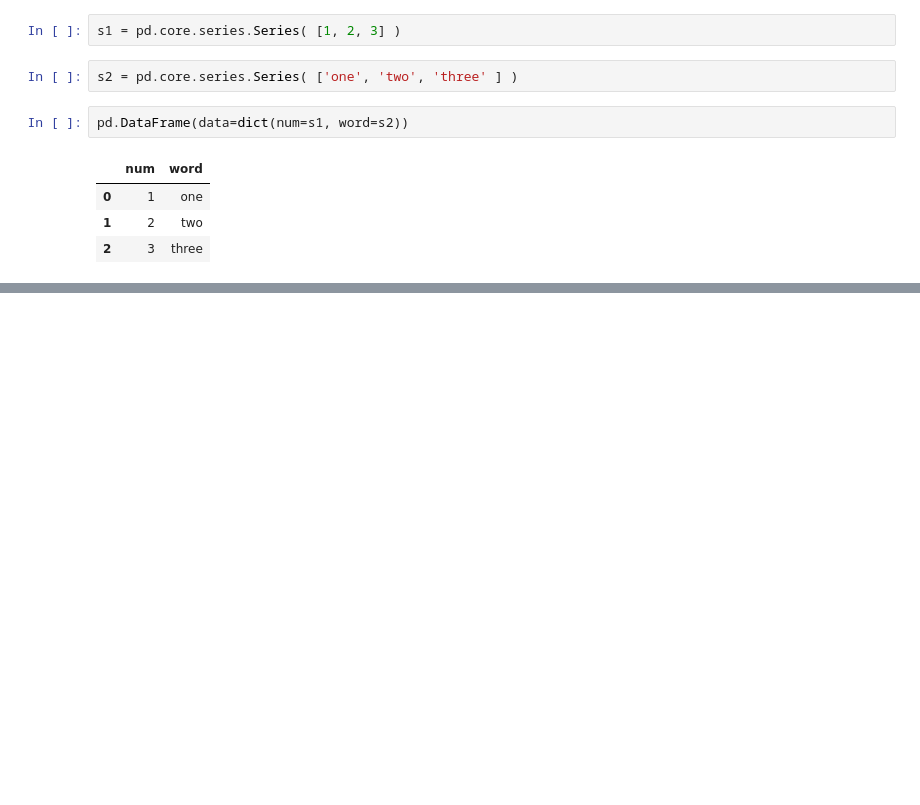
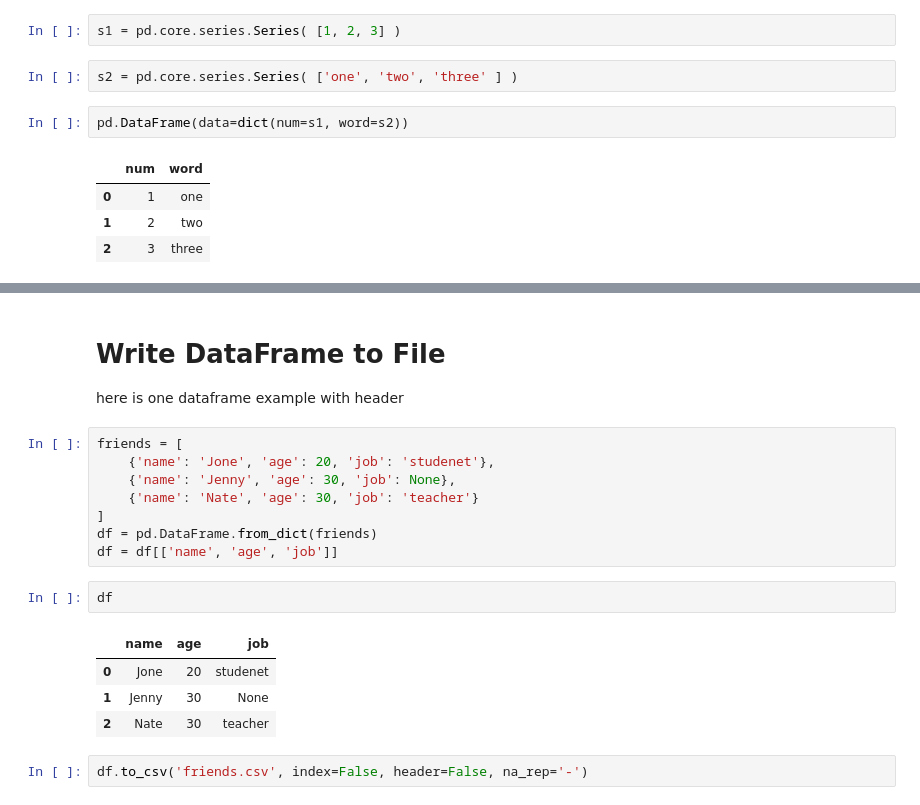
Before and after one commit to 8aqtba9y/study-python-pandas, a Jupyter notebook: 01_Pandas_Cheatsheet.ipynb, the cells around one changed output, grey strips where cells are left out. Cells and saved outputs as stored; diff of their text form; blank space fills up the shorter version.

```diff
--- a/01_Pandas_Cheatsheet.ipynb
+++ b/01_Pandas_Cheatsheet.ipynb
@@ -64,0 +243,20 @@ pd.DataFrame(data=dict(num=s1, word=s2))
+# %% [markdown]
+# Write DataFrame to File
+here is one dataframe example with header
+# %%
+friends = [
+    {'name': 'Jone', 'age': 20, 'job': 'studenet'},
+    {'name': 'Jenny', 'age': 30, 'job': None},
+    {'name': 'Nate', 'age': 30, 'job': 'teacher'}
+]
+df = pd.DataFrame.from_dict(friends)
+df = df[['name', 'age', 'job']]
+# %%
+df
+# %% [output]
+|  | name | age | job |
+| 0 | Jone | 20 | studenet |
+| 1 | Jenny | 30 | None |
+| 2 | Nate | 30 | teacher |
+# %%
+df.to_csv('friends.csv', index=False, header=False, na_rep='-')
```
Also changed, not shown: parts of 37 cells of this notebook, 1 other file.
